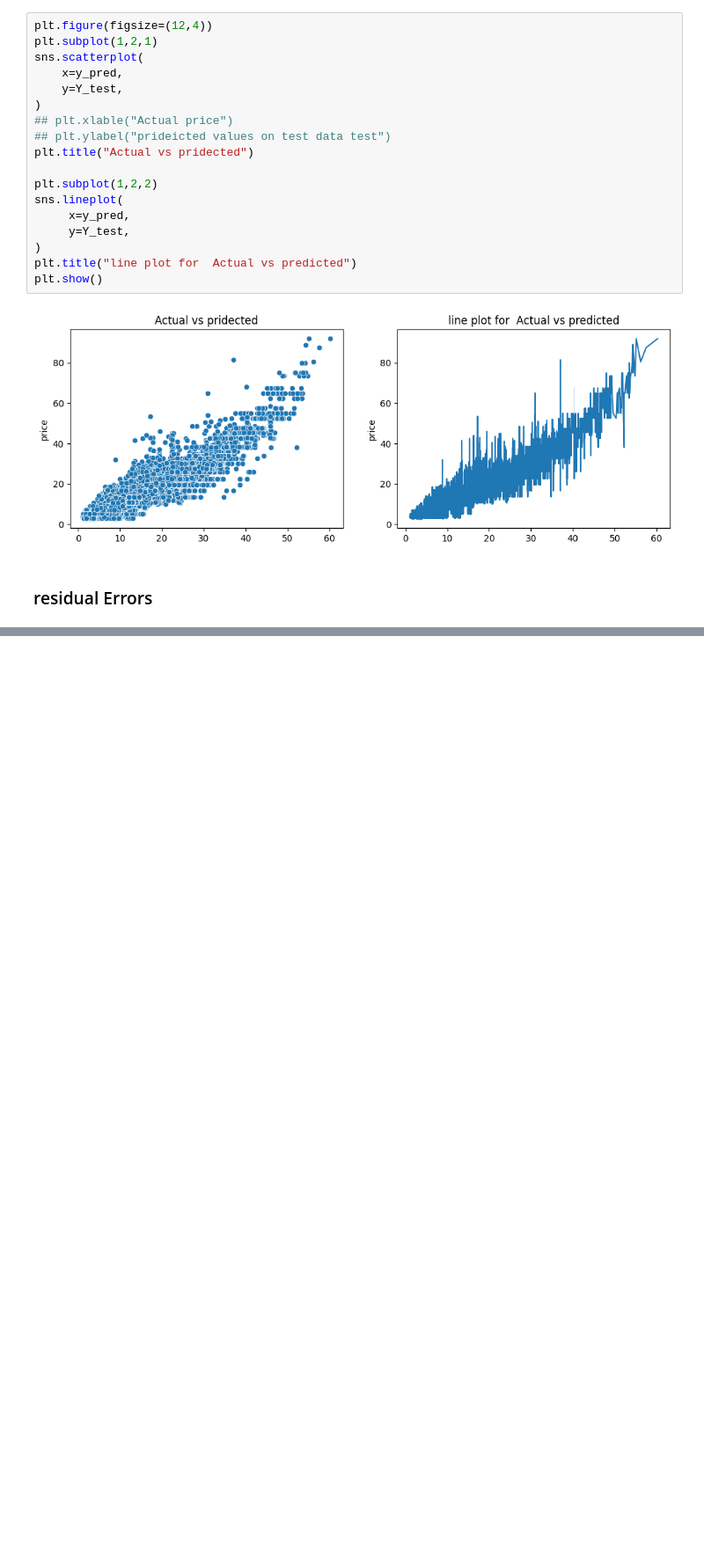
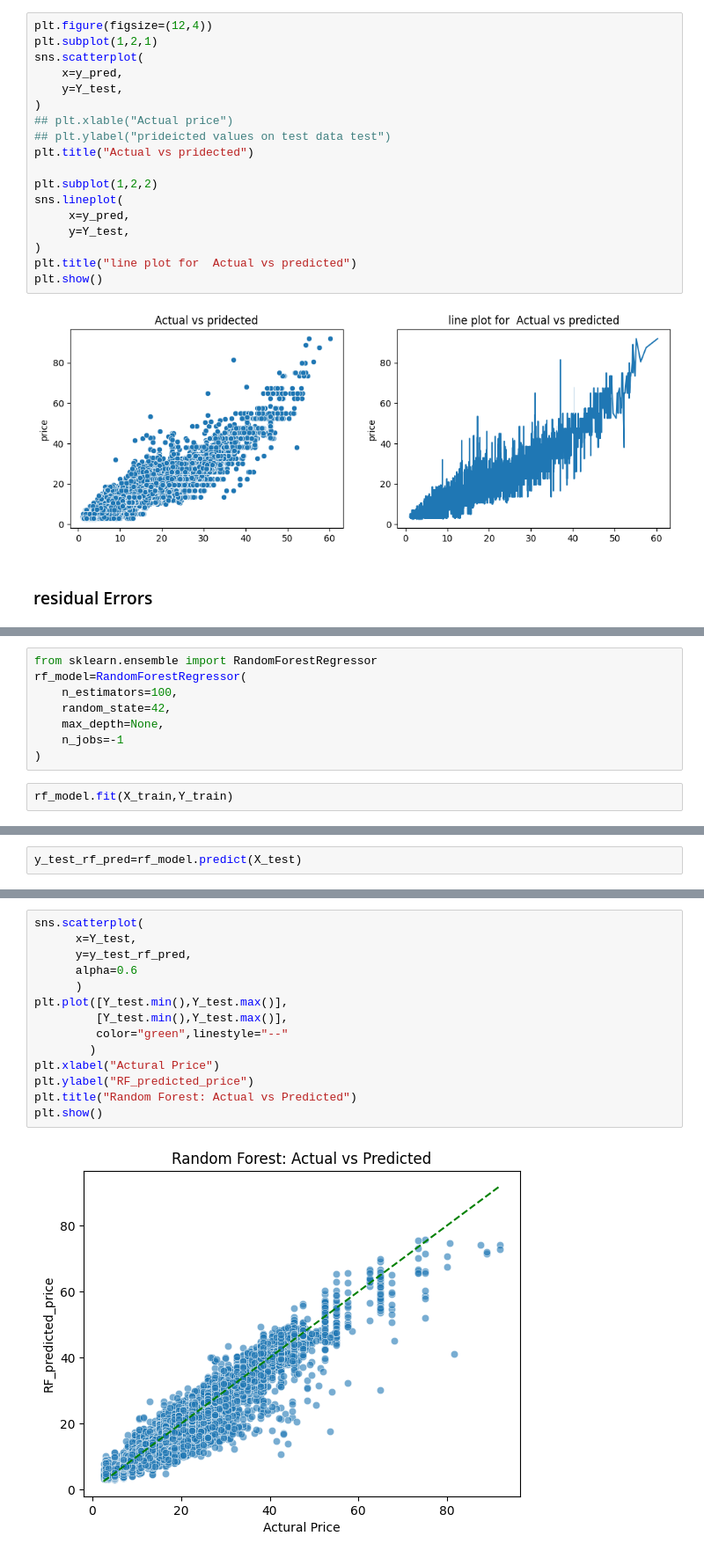
Before and after one commit to Aswarth394/Ride-Share-Dynamic-Price-Prediction, a Jupyter notebook: Dynamic_price_prediction_model.ipynb, the cells around one changed output, grey strips where cells are left out. Shown at 88% size. Saved outputs shown, nothing was run; the diff lists cells and outputs as text; blank space fills up the shorter version.

Commit message:
Trainded Using Random Forest(r2_score=0.96)

```diff
--- a/Dynamic_price_prediction_model.ipynb
+++ b/Dynamic_price_prediction_model.ipynb
@@ -581,0 +585,10 @@ plt.show()
+# %%
+from sklearn.ensemble import RandomForestRegressor
+rf_model=RandomForestRegressor(
+    n_estimators=100,
+    random_state=42,
+    max_depth=None,
+    n_jobs=-1
+)
+# %%
+rf_model.fit(X_train,Y_train)
@@ -581,0 +597,2 @@ plt.show()
+# %%
+y_test_rf_pred=rf_model.predict(X_test)
@@ -581,0 +624,16 @@ plt.show()
+# %%
+sns.scatterplot(
+      x=Y_test,
+      y=y_test_rf_pred,
+      alpha=0.6
+      )
+plt.plot([Y_test.min(),Y_test.max()],
+         [Y_test.min(),Y_test.max()],
+         color="green",linestyle="--"
+        )
+plt.xlabel("Actural Price")
+plt.ylabel("RF_predicted_price")
+plt.title("Random Forest: Actual vs Predicted")
+plt.show()
+# %% [output]
+[figure, added]
```
Also changed, not shown: parts of 17 cells of this notebook.
